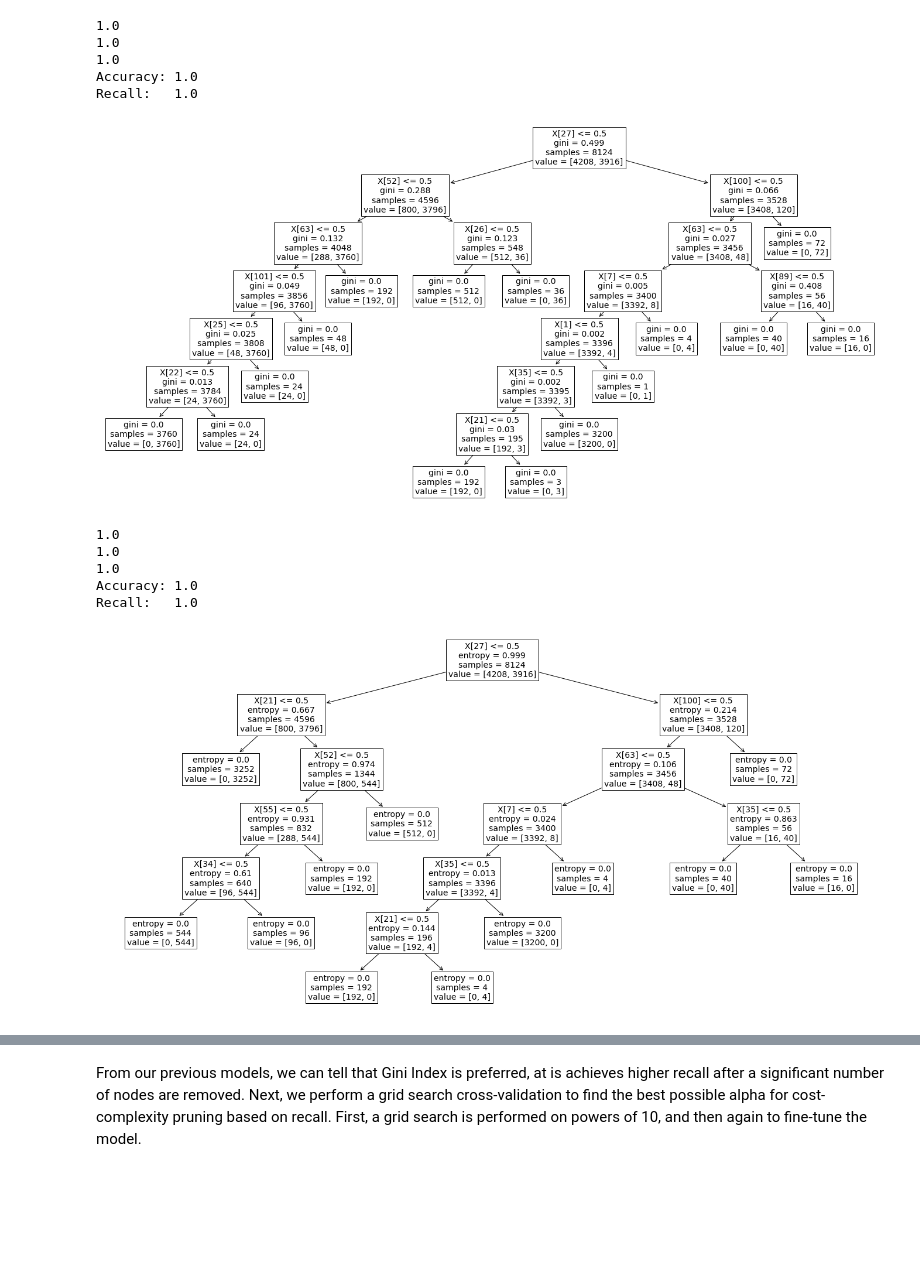
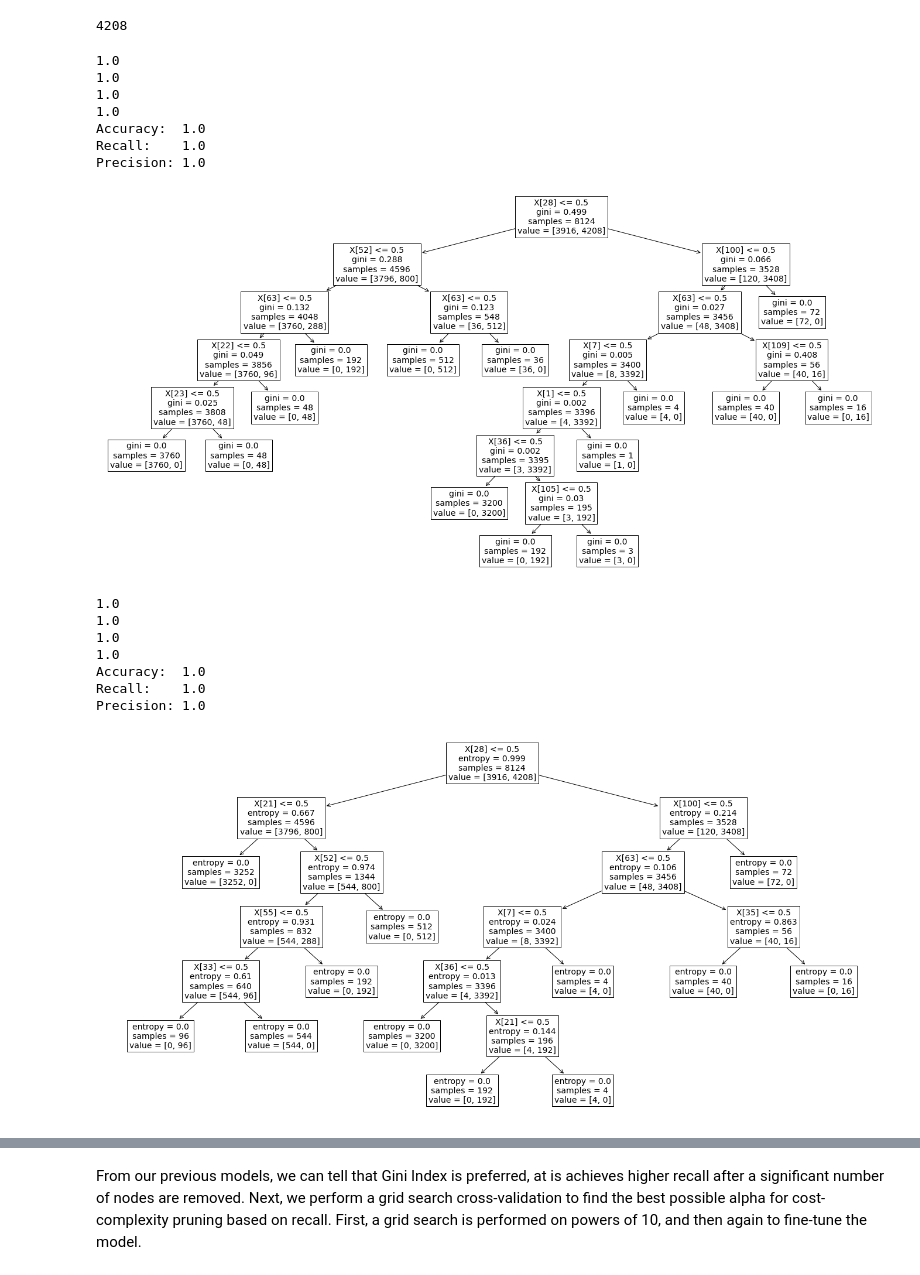
Before and after one commit to salbalkus/CIS490_Group5_FinalProject, a Jupyter notebook: Sal_Final_Project.ipynb, the cells around one changed output, grey strips where cells are left out. Drawn from its saved outputs; the diff is of its cells as text; code cells hidden in the pictures; blank space fills up the shorter version.

```diff
--- a/Sal_Final_Project.ipynb
+++ b/Sal_Final_Project.ipynb
@@ -77,49 +77,62 @@ df.gill_color[df.gill_color == "w"] = "white"
 df.gill_color[df.gill_color == "y"] = "yellow"
 # %%
 Y = df.target
-Y[Y == "e"] = 0
-Y[Y == "p"] = 1
+Y[Y == "e"] = 1
+Y[Y == "p"] = 0
 Y = Y.astype(int)
 X = pd.get_dummies(df.drop("target", axis = 1))
+# %%
+Y.sum()
+# %% [output]
+4208
 # %%
 #First Model: Split based on Gini Index, no hyperparameter tuning,
 tree = DecisionTreeClassifier(criterion = "gini",splitter = "best")
-metrics = cross_validate(tree, X, Y, cv = 20, scoring = ["accuracy", "roc_auc","recall"])
+metrics = cross_validate(tree, X, Y, cv = 20, scoring = ["accuracy", "roc_auc","recall", "precision"])
 print(metrics["test_accuracy"].mean())
 print(metrics["test_roc_auc"].mean())
 print(metrics["test_recall"].mean())
+print(metrics["test_precision"].mean())
+
 tree.fit(X,Y)
 fig, ax = subplots(figsize=(24, 12))  # whatever size you want
 plot_tree(tree, fontsize = 14)
-print("Accuracy: " + str(accuracy_score(tree.predict(X),Y)))
-print("Recall:   " + str(recall_score(tree.predict(X),Y)))
+print("Accuracy:  " + str(accuracy_score(tree.predict(X),Y)))
+print("Recall:    " + str(recall_score(tree.predict(X),Y)))
+print("Precision: " + str(precision_score(tree.predict(X),Y)))
 # %% [output]
 1.0
 1.0
 1.0
-Accuracy: 1.0
-Recall:   1.0
+1.0
+Accuracy:  1.0
+Recall:    1.0
+Precision: 1.0
-[figure, old version]
+[figure, new version]
 # %%
 #Second Model: Split based on Entropy, no hyperparameter tuning
 tree = DecisionTreeClassifier(criterion = "entropy",splitter = "best")
-metrics = cross_validate(tree, X, Y, cv = 20, scoring = ["accuracy", "roc_auc","recall"])
+metrics = cross_validate(tree, X, Y, cv = 20, scoring = ["accuracy", "roc_auc","recall", "precision"])
 print(metrics["test_accuracy"].mean())
 print(metrics["test_roc_auc"].mean())
 print(metrics["test_recall"].mean())
+print(metrics["test_precision"].mean())
 
 tree.fit(X,Y)
 fig, ax = subplots(figsize=(24, 12))  # whatever size you want
 plot_tree(tree, fontsize = 14)
-print("Accuracy: " + str(accuracy_score(tree.predict(X),Y)))
-print("Recall:   " + str(recall_score(tree.predict(X),Y)))
+print("Accuracy:  " + str(accuracy_score(tree.predict(X),Y)))
+print("Recall:    " + str(recall_score(tree.predict(X),Y)))
+print("Precision: " + str(precision_score(tree.predict(X),Y)))
 # %% [output]
 1.0
 1.0
 1.0
-Accuracy: 1.0
-Recall:   1.0
+1.0
+Accuracy:  1.0
+Recall:    1.0
+Precision: 1.0
-[figure, old version]
+[figure, new version]
 # %%
 #Third Model: Split based on entropy, limit depth to 3
 tree = DecisionTreeClassifier(criterion = "entropy",splitter = "best", max_depth = 3)
```
Also changed, not shown: parts of 19 cells of this notebook, 6 other files.
